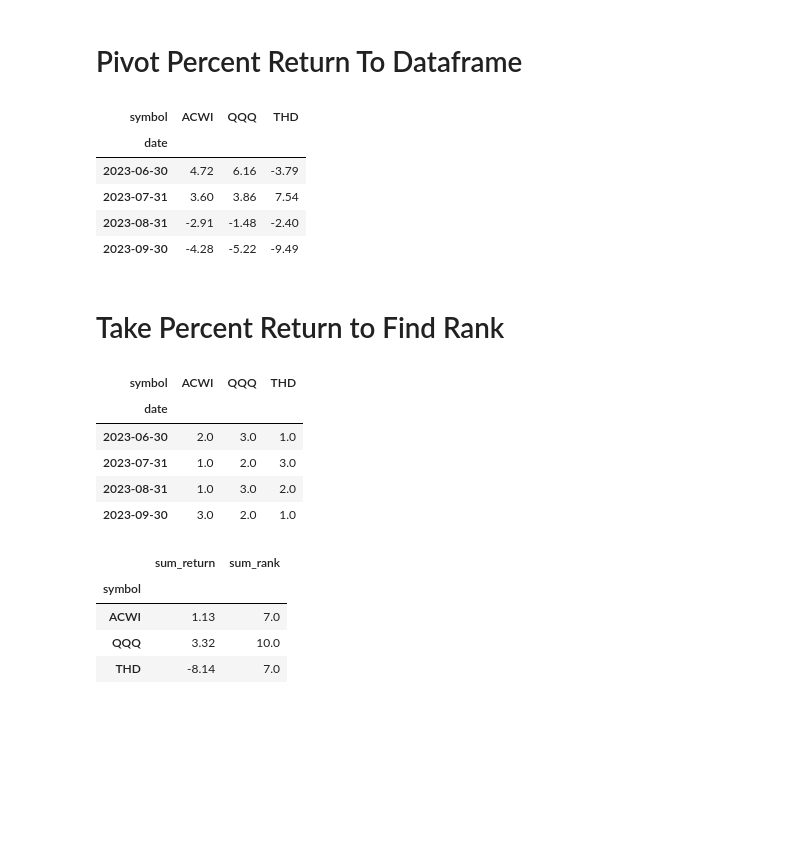
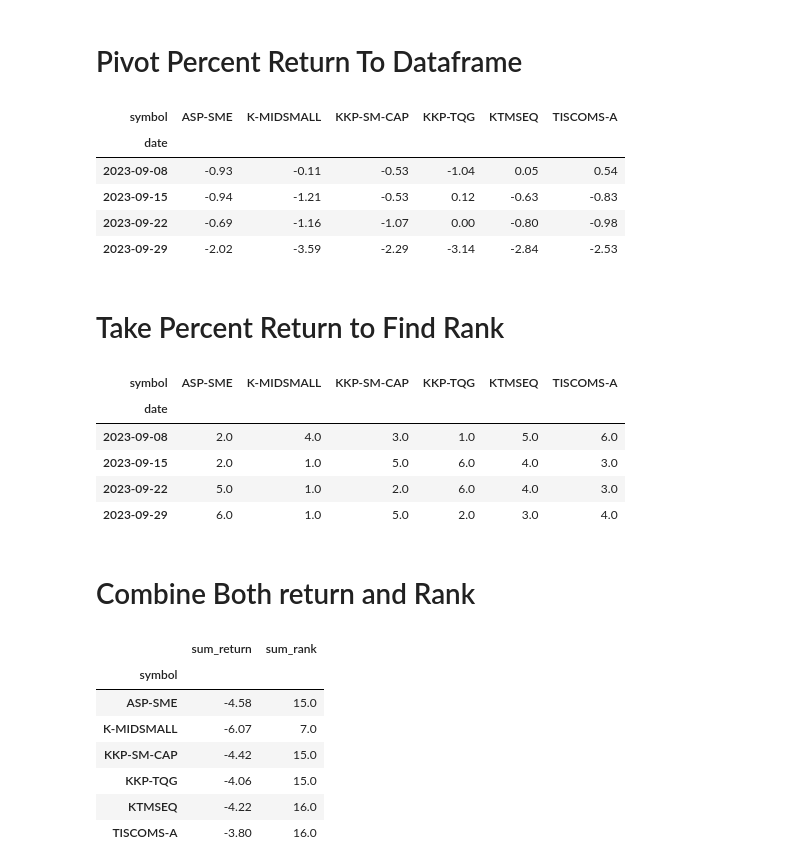
Before and after one commit to technqvi/FinQuant, a Jupyter notebook: funds_buyhold_perf_analystics.ipynb, the cells around one changed output. Saved outputs shown, nothing was run; the diff lists cells and outputs as text; code cells hidden in the pictures; blank space fills up the shorter version.

```diff
--- a/funds_buyhold_perf_analystics.ipynb
+++ b/funds_buyhold_perf_analystics.ipynb
@@ -4,9 +4,7 @@ import datetime as datetime
 import os
 # ! pip install xlsxwriter --user
 # %%
-data_file=r'D:\PythonDev\MyQuantFinProject\Data\4ETF-MarToSep23-Funds.csv'
+data_path=r'D:\PythonDev\MyQuantFinProject\Data'
+data_file='TH-SMALL-07To09Y23.csv'
 isPy=False
-if os.path.exists(data_file):
- print(f"Found {os.path.abspath(data_file)}")
-else:
- raise FileNotFoundError(f"Not found file {data_file}")
+isPriceExcel=False
@@ -15,28 +11,32 @@ Found D:\PythonDev\MyQuantFinProject\Data\4ETF-MarToSep23-Funds.csv
 # %% [markdown]
 # Specify Period and Timefame to caculate fund performance and
 # %%
-from_str='2023-05-10'
+from_str='2023-08-28'
 to_str='2023-09-30'
-timeframe='M'
-#timeframe='W-FRI'
+#timeframe='M'
+timeframe='W-FRI'
 # %% [markdown]
 # Input data
 # %%
 if isPy:
-    print(f"Data csv file in {data_file}")
+    print(f"Data csv file in Path: {data_path}")
     data_file=input("CSV file name : ")
-    if os.path.exists(data_file)==False:
-        raise Exception(f"not found {data_file}")
-    else:
-        print(f"Process file {data_file}")
 
     from_str=input("From_date(2020-10-01) : ")
     to_str=input("To_date(2022-12-31): ")
-    feq=input("Timeframe(W-FRI,M,Q,Y): ")
+    timeframe=input("Timeframe(W-FRI,M,Q,Y): ")
 
-    print(f"Process data from {from_str} to {to_str} in {feq} timeframe")
+    print(f"Process data from {from_str} to {to_str} in {timeframe} timeframe")
     press_y=input(f"Press y=True and n=False to run analaystics : ")
     if press_y.lower()=='y':
      ok=True
     else:
      exit()
+# %%
+report_prefix_name=data_file.split('.')[0]
+data_file=os.path.join(data_path,data_file)
+if os.path.exists(data_file)==False:
+    raise Exception(f"not found {data_file}")
+else:
+    print(f"Process file {data_file}")
+print(data_file)
@@ -181,25 +209,29 @@ dfSum_Pct_Price
 # %% [markdown]
 # Pivot Percent Return To Dataframe
 # %%
+print("==============================================================")
+print("Pivot Percent Return To Dataframe")
 dfPct=df_Pct_Price.pivot(index='date', columns='symbol', values='pct_change')
 # print(dfPct.info())
-dfPct
+print(dfPct)
 # %% [output]
-| symbol | ACWI | QQQ | THD |
-| date |  |  |  |
-| 2023-06-30 | 4.72 | 6.16 | -3.79 |
-| 2023-07-31 | 3.60 | 3.86 | 7.54 |
-| 2023-08-31 | -2.91 | -1.48 | -2.40 |
-| 2023-09-30 | -4.28 | -5.22 | -9.49 |
+| symbol | ASP-SME | K-MIDSMALL | KKP-SM-CAP | KKP-TQG | KTMSEQ | TISCOMS-A |
+| date |  |  |  |  |  |  |
+| 2023-09-08 | -0.93 | -0.11 | -0.53 | -1.04 | 0.05 | 0.54 |
+| 2023-09-15 | -0.94 | -1.21 | -0.53 | 0.12 | -0.63 | -0.83 |
+| 2023-09-22 | -0.69 | -1.16 | -1.07 | 0.00 | -0.80 | -0.98 |
+| 2023-09-29 | -2.02 | -3.59 | -2.29 | -3.14 | -2.84 | -2.53 |
 # %% [markdown]
 # Take Percent Return to Find Rank
 # %%
+print("==============================================================")
+print("Take Percent Return to Find Rank")
 dfRank=dfPct[dfPct.columns.tolist()].rank(method='max',axis=1)
-dfRank
+print(dfRank)
 # %% [output]
-| symbol | ACWI | QQQ | THD |
-| date |  |  |  |
-| 2023-06-30 | 2.0 | 3.0 | 1.0 |
-| 2023-07-31 | 1.0 | 2.0 | 3.0 |
-| 2023-08-31 | 1.0 | 3.0 | 2.0 |
-| 2023-09-30 | 3.0 | 2.0 | 1.0 |
+| symbol | ASP-SME | K-MIDSMALL | KKP-SM-CAP | KKP-TQG | KTMSEQ | TISCOMS-A |
+| date |  |  |  |  |  |  |
+| 2023-09-08 | 2.0 | 4.0 | 3.0 | 1.0 | 5.0 | 6.0 |
+| 2023-09-15 | 2.0 | 1.0 | 5.0 | 6.0 | 4.0 | 3.0 |
+| 2023-09-22 | 5.0 | 1.0 | 2.0 | 6.0 | 4.0 | 3.0 |
+| 2023-09-29 | 6.0 | 1.0 | 5.0 | 2.0 | 3.0 | 4.0 |
@@ -208,13 +238,20 @@ dfRank
+# %% [markdown]
+# Combine Both return and Rank
 # %%
+print("==============================================================")
+print("Combine Both return and Rank")
 dfSummary=pd.concat([\
                      dfPct.sum().to_frame(name='sum_return'),\
                      dfRank.sum().to_frame(name='sum_rank'),\
                     ],axis=1)
 dfSummary.fillna(value=0,inplace=True)
-dfSummary
+print(dfSummary)
 # %% [output]
 |  | sum_return | sum_rank |
 | symbol |  |  |
-| ACWI | 1.13 | 7.0 |
-| QQQ | 3.32 | 10.0 |
-| THD | -8.14 | 7.0 |
+| ASP-SME | -4.58 | 15.0 |
+| K-MIDSMALL | -6.07 | 7.0 |
+| KKP-SM-CAP | -4.42 | 15.0 |
+| KKP-TQG | -4.06 | 15.0 |
+| KTMSEQ | -4.22 | 16.0 |
+| TISCOMS-A | -3.80 | 16.0 |
```
Also changed, not shown: parts of 12 cells of this notebook, 3 other files.
